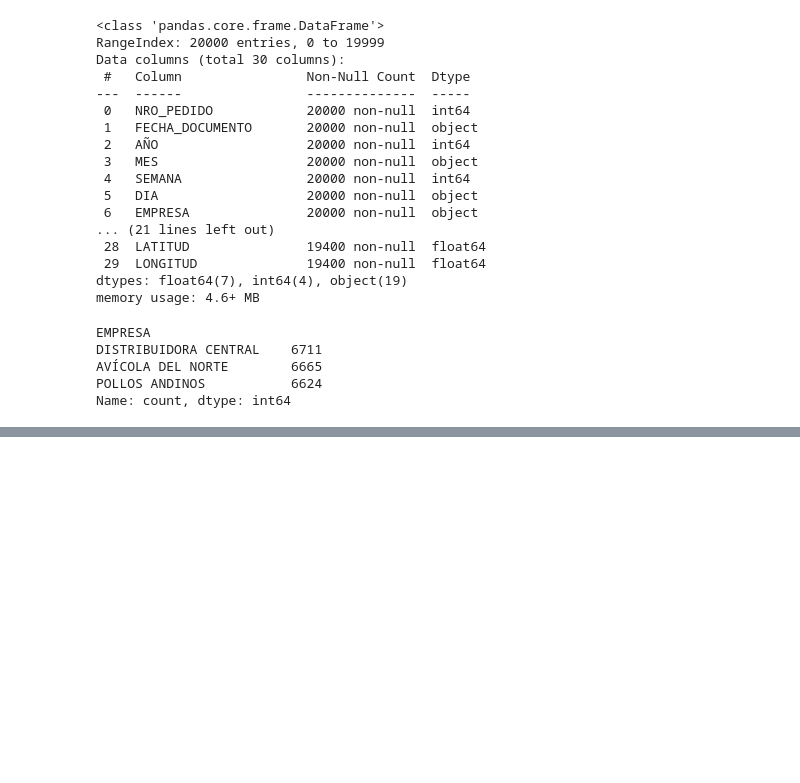
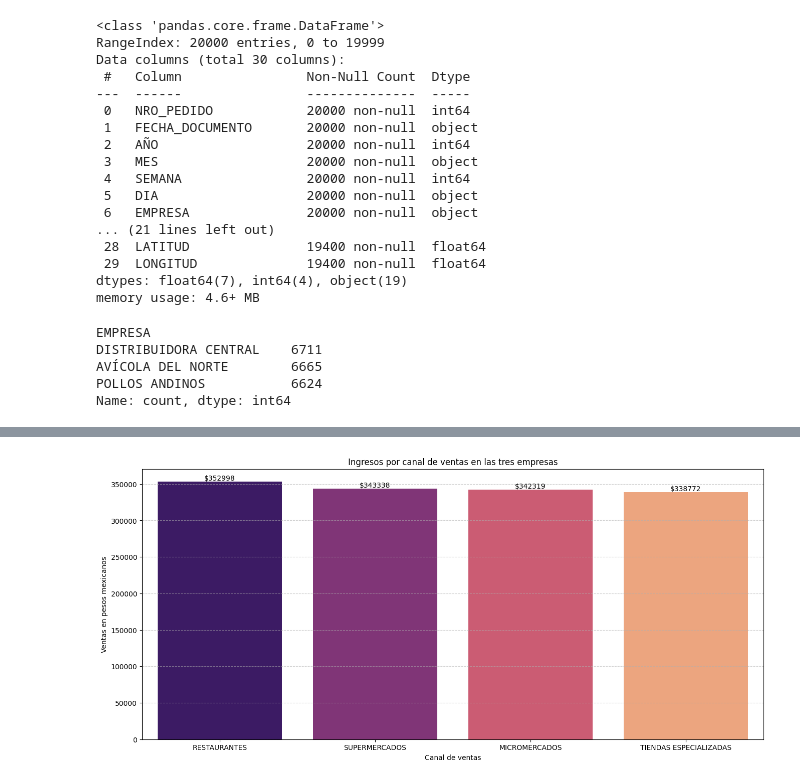
Before and after one commit to K4lilinuxX/Empresa-avicola-ventas, a Jupyter notebook: Empresa-Avicola-Ventas/empresa-avicola-ventas.ipynb, the cells around one changed output, grey strips where cells are left out. Drawn from its saved outputs; the diff is of its cells as text; code cells hidden in the pictures; blank space fills up the shorter version.

Commit message:
Respondí la pregunta de "¿Qué canal de ventas genera mas ingresos?", respondí a la pregunta sumando las tres empresas y luego una por una además de incluir una gráfica de barras

```diff
--- a/Empresa-Avicola-Ventas/empresa-avicola-ventas.ipynb
+++ b/Empresa-Avicola-Ventas/empresa-avicola-ventas.ipynb
@@ -91,2 +93,6 @@ Name: count, dtype: int64
 # %%
-df
+# Usamos un diccionario ya que es mas facil cambiar el nombre a ciertas columnas
+df = df.rename(columns={
+    "BS": "Precio Bolivares",
+    "UND": "Unidades"
+})
@@ -106,0 +101,3 @@ df
+# %%
+df["PESO MEXICANO"] = df["Precio Bolivares"] / 36 # Lo dividimos entre 36 ya que 36 bolivares venezolanos equivalen a 1 peso mexicano
+df
@@ -106,0 +135,22 @@ df
+# %%
+# Agrupamos ingresos por canal de ventas
+canal_ingresos = df.groupby("CANAL")["PESO MEXICANO"].sum().sort_values(ascending=False)
+
+# Graficamos
+plt.figure(figsize=(16,7))
+plt.title("Ingresos por canal de ventas en las tres empresas")
+barras = sns.barplot(x=canal_ingresos.index,
+                     y=canal_ingresos.values,
+                     hue=canal_ingresos.index,
+                     palette="magma")
+for contenedores in barras.containers:
+    barras.bar_label(contenedores,
+                     fmt='$%.0f')
+plt.xlabel("Canal de ventas")
+plt.ylabel("Ventas en pesos mexicanos")
+plt.grid(axis="y",
+         linestyle="--",
+         alpha=0.6)
+plt.show()
+# %% [output]
+[figure, added]
```
Also changed, not shown: parts of 13 cells of this notebook.
